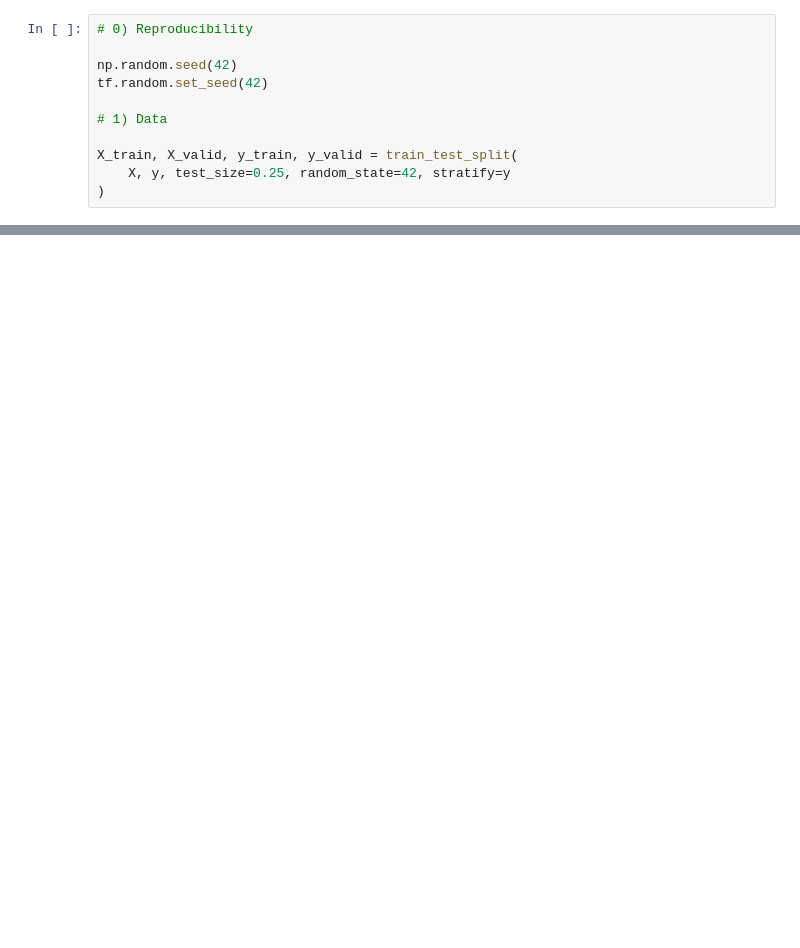
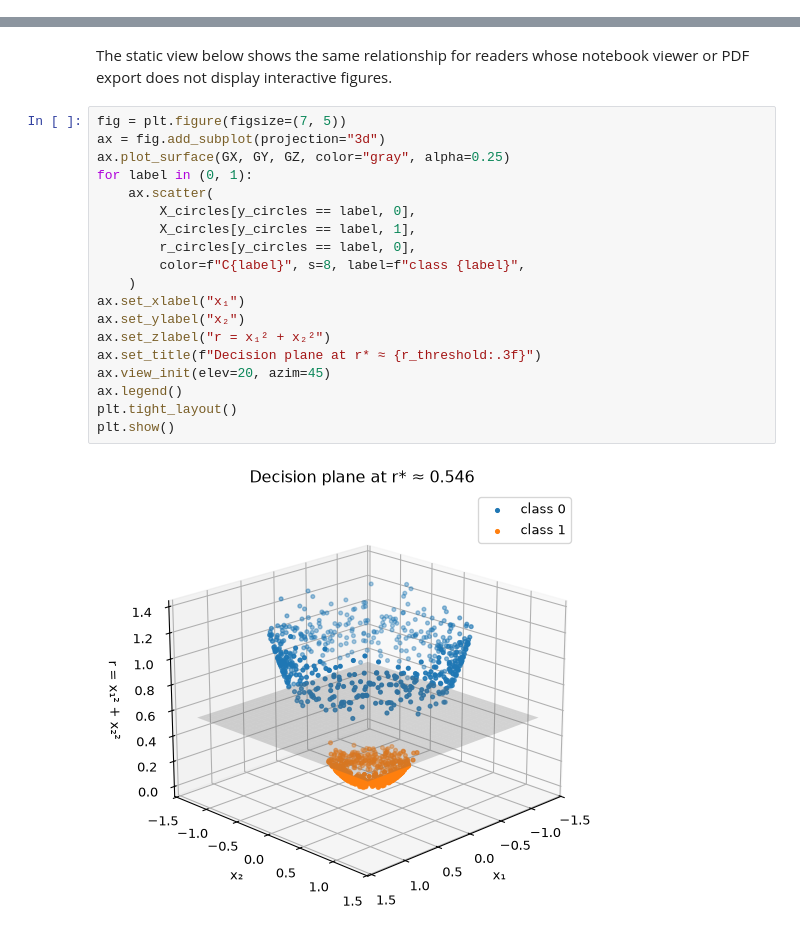
Before and after one commit to turcotte/csi-4106, a Jupyter notebook: lectures/11/CircularSeparability.ipynb, the cells around one changed output, grey strips where cells are left out. Drawn from its saved outputs; the diff is of its cells as text; blank space fills up the shorter version.

```diff
--- a/lectures/11/CircularSeparability.ipynb
+++ b/lectures/11/CircularSeparability.ipynb
@@ -420,11 +0,0 @@ perform well on this dataset? Below is a verbatim copy of the code.
-# %%
-# 0) Reproducibility
-
-np.random.seed(42)
-tf.random.set_seed(42)
-
-# 1) Data
-
-X_train, X_valid, y_train, y_valid = train_test_split(
-    X, y, test_size=0.25, random_state=42, stratify=y
-)
@@ -504,0 +182,24 @@ challenging contexts.
+# %% [markdown]
+The static view below shows the same relationship for readers whose
+notebook viewer or PDF export does not display interactive figures.
+# %%
+fig = plt.figure(figsize=(7, 5))
+ax = fig.add_subplot(projection="3d")
+ax.plot_surface(GX, GY, GZ, color="gray", alpha=0.25)
+for label in (0, 1):
+    ax.scatter(
+        X_circles[y_circles == label, 0],
+        X_circles[y_circles == label, 1],
+        r_circles[y_circles == label, 0],
+        color=f"C{label}", s=8, label=f"class {label}",
+    )
+ax.set_xlabel("x₁")
+ax.set_ylabel("x₂")
+ax.set_zlabel("r = x₁² + x₂²")
+ax.set_title(f"Decision plane at r* ≈ {r_threshold:.3f}")
+ax.view_init(elev=20, azim=45)
+ax.legend()
+plt.tight_layout()
+plt.show()
+# %% [output]
+[figure, added]
```
Also changed, not shown: parts of 62 cells of this notebook, 44 other files.
